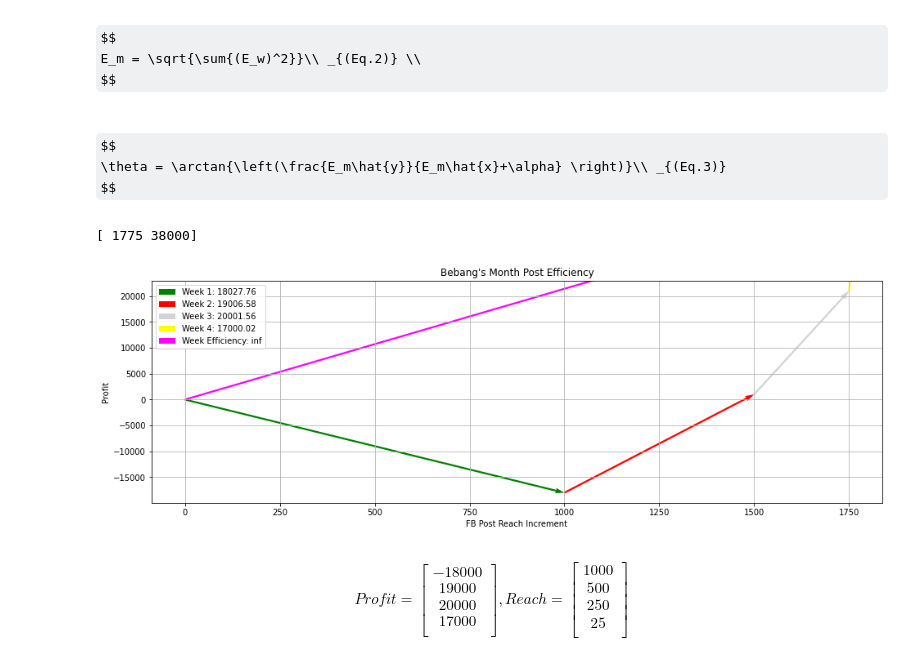
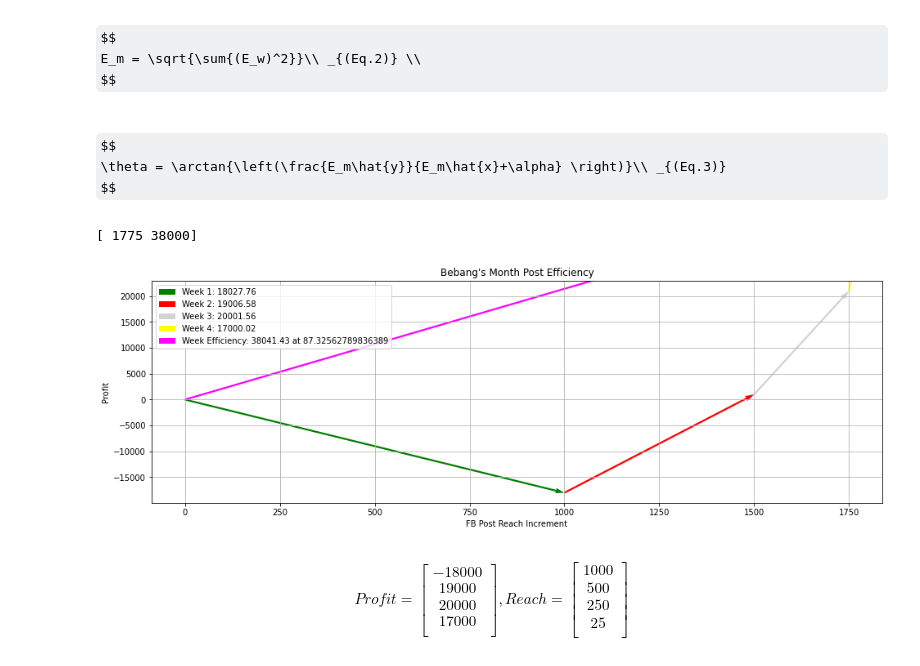
Before and after one commit to TiffanyHizon/Linear_Algebra_58051, a Jupyter notebook: Prelim Exam/LinAlg_58051_Hizon_Prelim_Exam.ipynb, the cells around one changed output. Drawn from its saved outputs; the diff is of its cells as text; code cells hidden in the pictures; some formulas as TeX source.

```diff
--- a/Prelim Exam/LinAlg_58051_Hizon_Prelim_Exam.ipynb
+++ b/Prelim Exam/LinAlg_58051_Hizon_Prelim_Exam.ipynb
@@ -56,35 +56,35 @@ def month_profit_trace(profit, reach, make_figs=True):
 
         plt.quiver(0, 0, e_week1[0], e_week1[1],  #plotting the Week 1 vector
                    angles='xy', scale_units='xy', scale=1, color='green', width = 0.0025,
                    label='Week 1: {:.2f}'.format(np.linalg.norm(e_week1)))
         plt.quiver(e_week1[0], e_week1[1], e_week2[0], e_week2[1], #plotting the Week 2 vector
                    angles='xy', scale_units='xy', scale=1, color='red', width = 0.0025,
                    label='Week 2: {:.2f}'.format(np.linalg.norm(e_week2)))
         plt.quiver(resultant_Vector1[0], resultant_Vector1[1], e_week3[0], e_week3[1], #plotting the Resultant Vector of vectors e_week1 and e_week2
                    angles='xy', scale_units='xy', scale=1, color='lightgray', width = 0.0025,
                    label='Week 3: {:.2f}'.format(np.linalg.norm(e_week3)))
         plt.quiver(resultant_Vector2[0], resultant_Vector2[1], e_week4[0], e_week4[1], #plotting the Week 3 Vector
                    angles='xy', scale_units='xy', scale=1, color='yellow', width = 0.0025,
                    label='Week 4: {:.2f}'.format(np.linalg.norm(e_week4)))
         plt.quiver(0,0, final_Resultant[0], final_Resultant[1], #plotting the Week 4 vector
                    angles='xy', scale_units='xy', scale=1, color='magenta', width = 0.0025,
-                   label='Week Efficiency: {:.2f}'.format(np.linalg.norm(e_month_magnitude, theta)))
+                   label='Week Efficiency: {:.2f} at {}'.format(np.linalg.norm(e_month_magnitude), theta))
 
 
         plt.legend(loc='upper left')
 
         if make_figs:
             plt.savefig(f'LinAlg-Lab2-Bebang Post Eff-{int(e_month_magnitude)} @ {int(theta)}.png', dpi=300)
         plt.show()
 
     else:
        print('Insufficient Data Inputted')  ## Make a more appropriate error statement.
 
 
 month_profit_trace(profit, reach, make_figs=True)
 # %% [output]
 [ 1775 38000]
-[figure, old version]
+[figure, new version]
 # %% [markdown]
 $$Profit = \begin{bmatrix} -18000\\19000\\20000\\17000 \\\end{bmatrix} , Reach = \begin{bmatrix} 1000\\500\\250\\25 \\\end{bmatrix} $$
 # %% [markdown]
```
